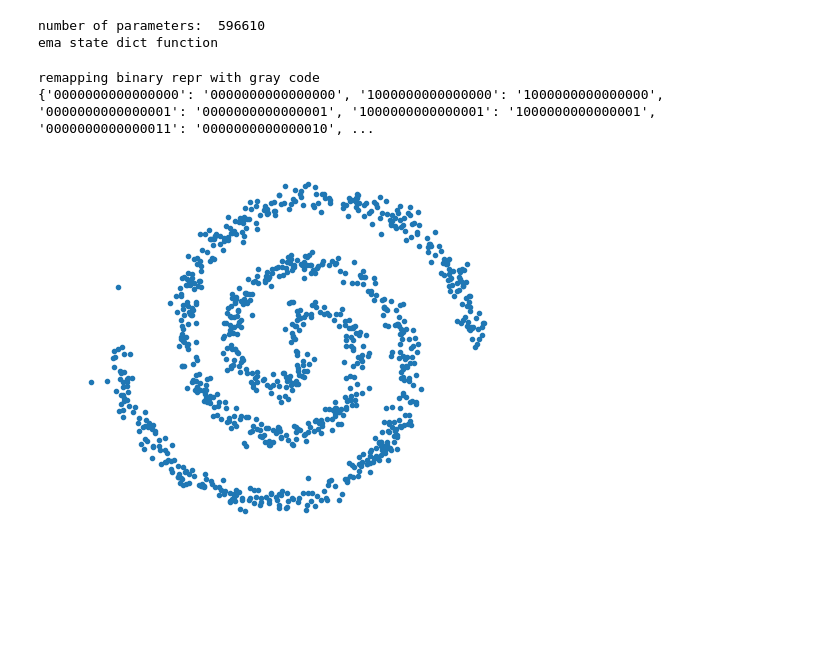
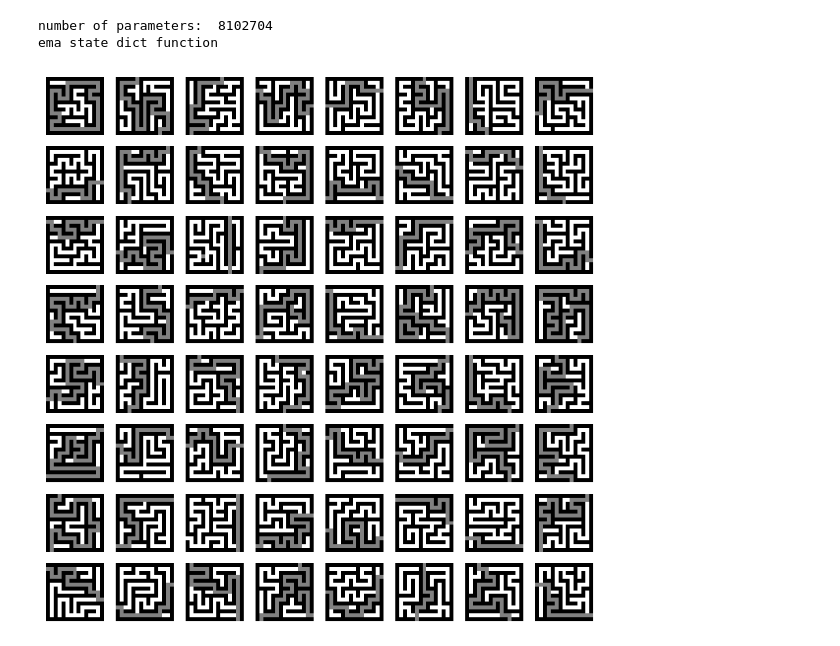
Before and after one commit to paulffm/Continuous-Time-Diffusion-Models-for-Discrete-Data, a Jupyter notebook: ContTimeDiscreteSpace/TAUnSDDM/sample_notebook.ipynb, the cells around one changed output. Cells and saved outputs as stored; diff of their text form; code cells hidden in the pictures; blank space fills up the shorter version.

```diff
--- a/ContTimeDiscreteSpace/TAUnSDDM/sample_notebook.ipynb
+++ b/ContTimeDiscreteSpace/TAUnSDDM/sample_notebook.ipynb
@@ -97,10 +116,10 @@ checkpoint_path = os.path.join(path, date, model_name)
 # %%
 # creating models
 cfg = bookkeeping.load_config(config_path)
-cfg.sampler.name = 'CRMLBJF' #ExactSampling' # ElboLBJF CRMTauL CRMLBJF
+cfg.sampler.name = 'MidPointTauL' #ExactSampling' # ElboLBJF CRMTauL CRMLBJF
 cfg.sampler.num_corrector_steps = 0
 cfg.sampler.corrector_entry_time = ScalarFloat(0.0)
-cfg.sampler.num_steps = 300
+cfg.sampler.num_steps = 1000
 cfg.sampler.is_ordinal = False
 
 #print(cfg)
@@ -120,41 +139,39 @@ state = {"model": model, "optimizer": optimizer, "n_iter": 0}
 state = bookkeeping.load_state(state, checkpoint_path)
 state['model'].eval()
 # %% [output]
-number of parameters:  596610
+number of parameters:  8102704
 ema state dict function
 # %%
-n_samples = 1000
+n_samples = 64
 samples, changes = sampler.sample(model, n_samples)
 saved_samples = samples
 # %%
-is_img = cfg.data.is_img
+is_img = True
 
 if is_img:
     samples = samples.reshape(n_samples, 1, cfg.data.image_size, cfg.data.image_size)
     saving_train_path = os.path.join(cfg.saving.sample_plot_path, f"{cfg.model.name}{state['n_iter']}_{cfg.sampler.name}{cfg.sampler.num_steps}.png")
     fig = plt.figure(figsize=(9, 9))
     for i in range(n_samples):
         plt.subplot(int(np.sqrt(n_samples)), int(np.sqrt(n_samples)), 1 + i)
         plt.axis("off")
         plt.imshow(np.transpose(samples[i, ...], (1,2,0)), cmap="gray")
 
 
     plt.savefig(saving_train_path)
     plt.show()
     plt.close()
 else:
     bm, inv_bm = synthetic.get_binmap(cfg.model.concat_dim, cfg.data.binmode)
     print(inv_bm)
     samples = synthetic.bin2float(samples.astype(np.int32), inv_bm, cfg.model.concat_dim, cfg.data.int_scale)
 
 
     saving_plot_path = os.path.join(path, f"{cfg.model.name}{state['n_iter']}_{cfg.sampler.name}{cfg.sampler.num_steps}.png")
     saving_np_path = os.path.join(path, f"samples_{cfg.model.name}{state['n_iter']}_{cfg.sampler.name}{cfg.sampler.num_steps}.npy")
     np.save(f'{saving_np_path}', samples)
 
     #aving_plot_path = '/Users/paulheller/PythonRepositories/Master-Thesis/ContTimeDiscreteSpace/TAUnSDDM/SavedModels/MNIST/'
     synthetic.plot_samples(samples, saving_plot_path, im_size=cfg.data.plot_size, im_fmt="png")
 # %% [output]
-remapping binary repr with gray code
-{'0000000000000000': '0000000000000000', '1000000000000000': '1000000000000000', '0000000000000001': '0000000000000001', '1000000000000001': '1000000000000001', '0000000000000011': '0000000000000010', ...
-[figure, old version]
+[figure, new version]
```
Also changed, not shown: parts of 4 cells of this notebook, 10 other files.
